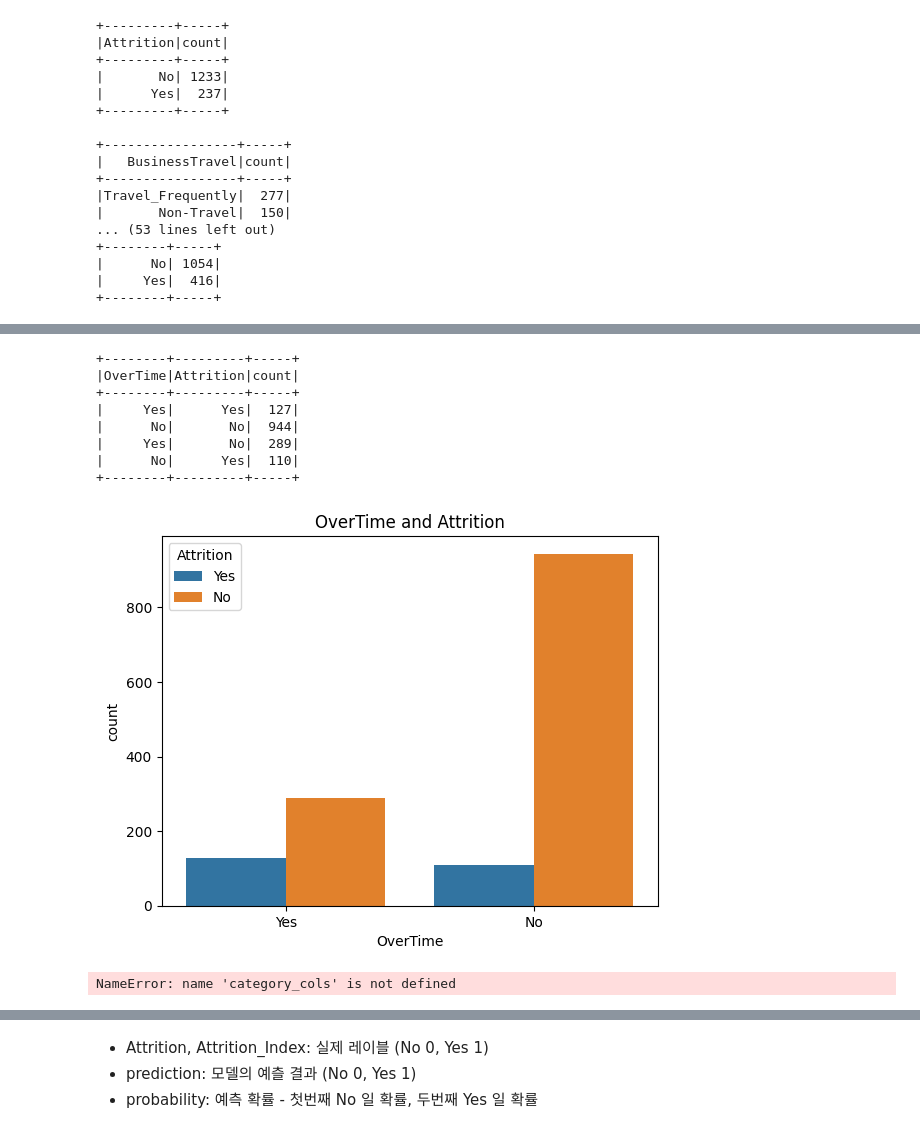
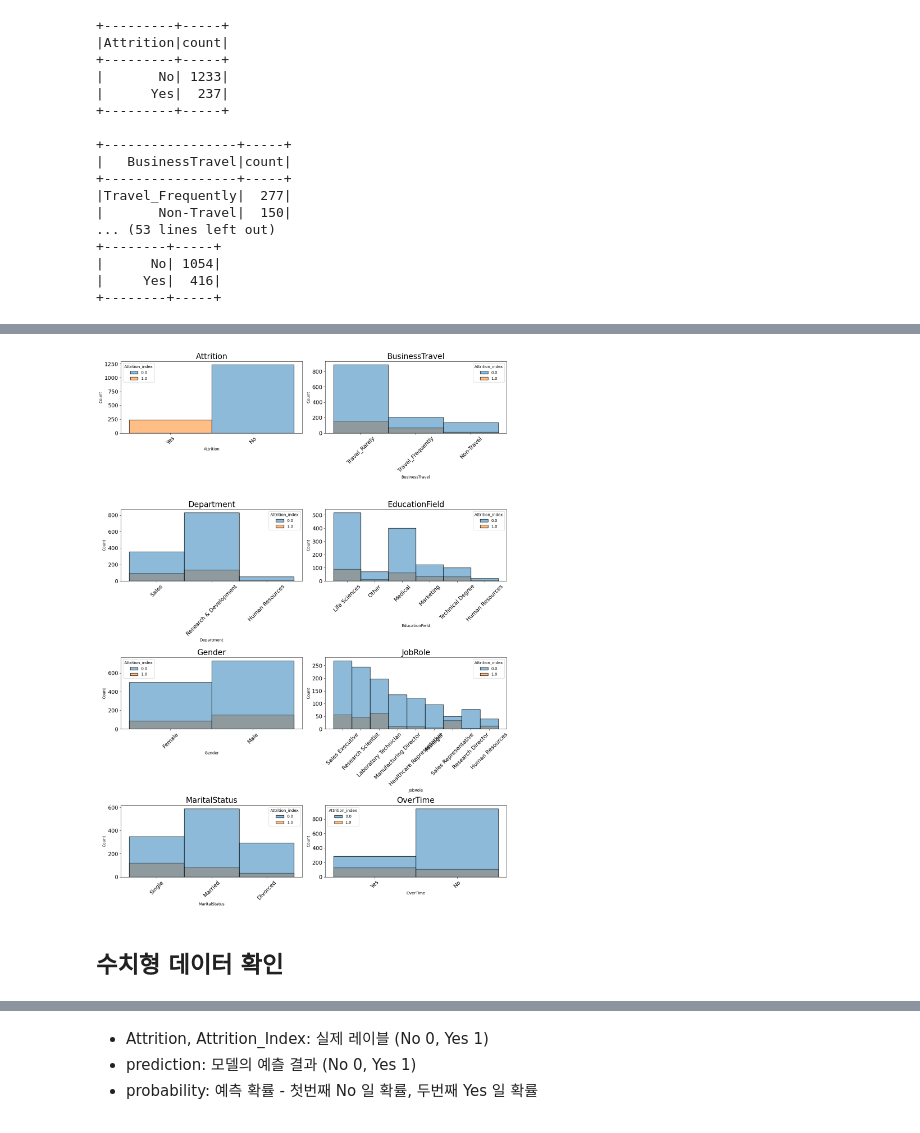
Before and after one commit to selina7704/AWS_Spark, a Jupyter notebook: Spark_project.ipynb, the cells around one changed output, grey strips where cells are left out. Drawn from its saved outputs; the diff is of its cells as text; code cells hidden in the pictures.

```diff
--- a/Spark_project.ipynb
+++ b/Spark_project.ipynb
@@ -490,43 +224,0 @@ plt.show()
-# %%
-# OverTime 여부별 Attrition 비율
-df.groupBy("OverTime", "Attrition").count().show()
-
-df_pandas = df.toPandas()
-
-sns.countplot(x="OverTime", hue="Attrition", data=df_pandas)
-plt.title("OverTime and Attrition")
-plt.show()
-# %% [output]
-+--------+---------+-----+
-|OverTime|Attrition|count|
-+--------+---------+-----+
-|     Yes|      Yes|  127|
-|      No|       No|  944|
-|     Yes|       No|  289|
-|      No|      Yes|  110|
-+--------+---------+-----+
-[figure, removed]
-# %%
-# 상관관계 분석 - 피어슨 상관 계수를 사용 - 연속형 변수 간의 관계 분석, 높은 상관 관계를 가진 변수들 중 하나를 선택
-
-from pyspark.ml.feature import StringIndexer, VectorAssembler
-from pyspark.ml.stat import Correlation
-from pyspark.sql.functions import col
-
-# 범주형 컬럼을 수치형으로 변환 (StringIndexer)
-indexers = [StringIndexer(inputCol=col_name, outputCol=f"{col_name}_index") for col_name in category_cols]
-pipeline = Pipeline(stages=indexers)
-df_indexed = pipeline.fit(df).transform(df)
-
-# 수치형과 범주형 변환된 컬럼을 결합
-numeric_cols = numeric_cols + [f"{col_name}_index" for col_name in category_cols]
-assembler = VectorAssembler(inputCols=numeric_cols, outputCol="features")
-df_assembled = assembler.transform(df_indexed)
-
-
-# Pearson 상관행렬 계산
-pearson_corr = Correlation.corr(df_assembled, 'features', method='pearson').head()
-corr_matrix = pearson_corr[0].toArray()
-print(corr_matrix)
-# %% [output]
-NameError: name 'category_cols' is not defined
@@ -556,0 +225,20 @@ print(mi_df)
+# %%
+# pandas DataFrame으로 변환
+df_pandas = df_indexed.select("Attrition_index", *string_cols).toPandas()
+
+# 서브플롯 생성 (5x4 그리드, 크기 조정)
+fig, axes = plt.subplots(4,2, figsize=(15, 20))
+axes = axes.flatten()
+
+# 각 수치형 변수에 대해 히스토그램 생성
+for i, col in enumerate(string_cols):
+    sns.histplot(data=df_pandas, x=col, hue='Attrition_index', ax=axes[i])
+    axes[i].set_title(f"{col}", fontsize=20)
+    axes[i].tick_params(axis='x', labelrotation=45, labelsize=14)
+    axes[i].tick_params(axis='y', labelsize=14)
+plt.tight_layout()
+plt.show()
+# %% [output]
+[figure, added]
+# %% [markdown]
+## 수치형 데이터 확인
```
Also changed, not shown: parts of 60 cells of this notebook.
